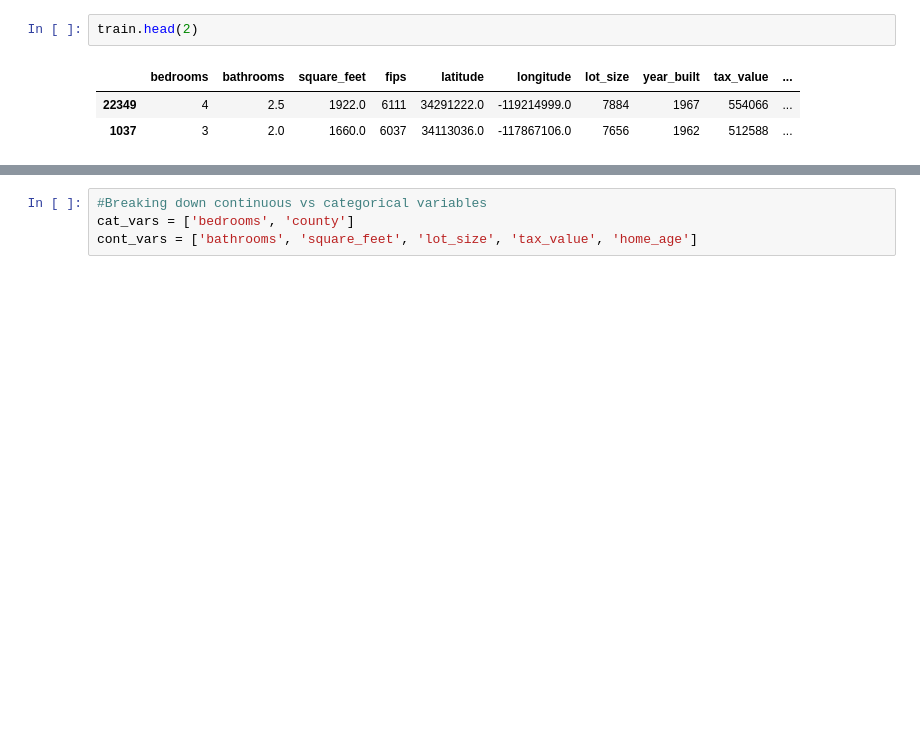
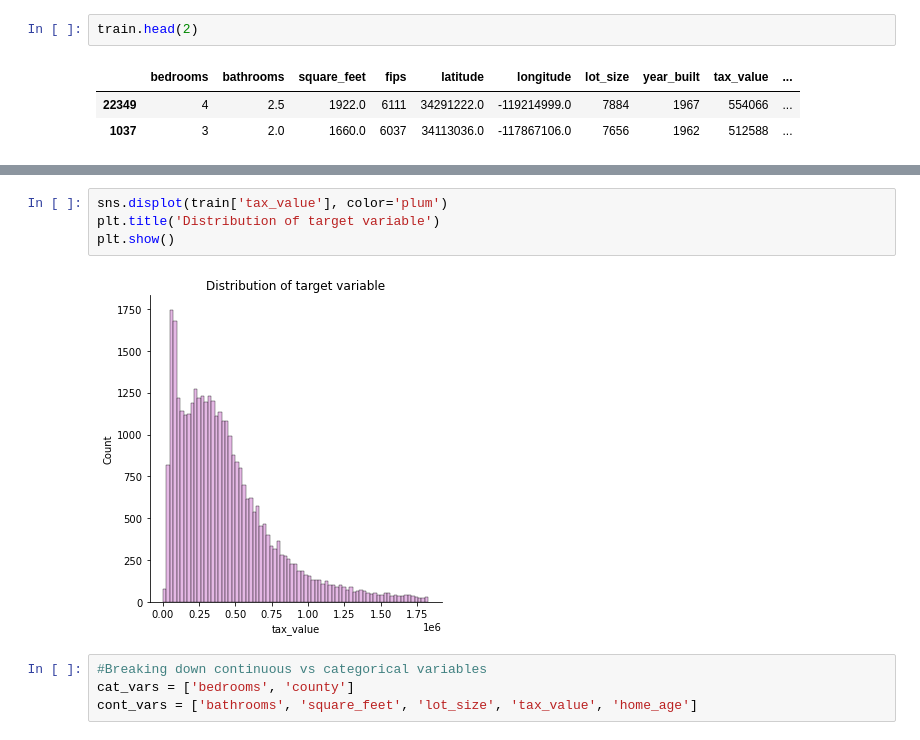
Before and after one commit to cristinalucin/regression-project, a Jupyter notebook: project_workbook.ipynb, the cells around one changed output, grey strips where cells are left out. Cells and saved outputs as stored; diff of their text form; blank space fills up the shorter version.

```diff
--- a/project_workbook.ipynb
+++ b/project_workbook.ipynb
@@ -94,3 +108,9 @@ train.head(2)
+# %%
+sns.displot(train['tax_value'], color='plum')
+plt.title('Distribution of target variable')
+plt.show()
+# %% [output]
+[figure, added]
 # %%
 #Breaking down continuous vs categorical variables
 cat_vars = ['bedrooms', 'county']
```
Also changed, not shown: parts of 17 cells of this notebook, 2 other files.
